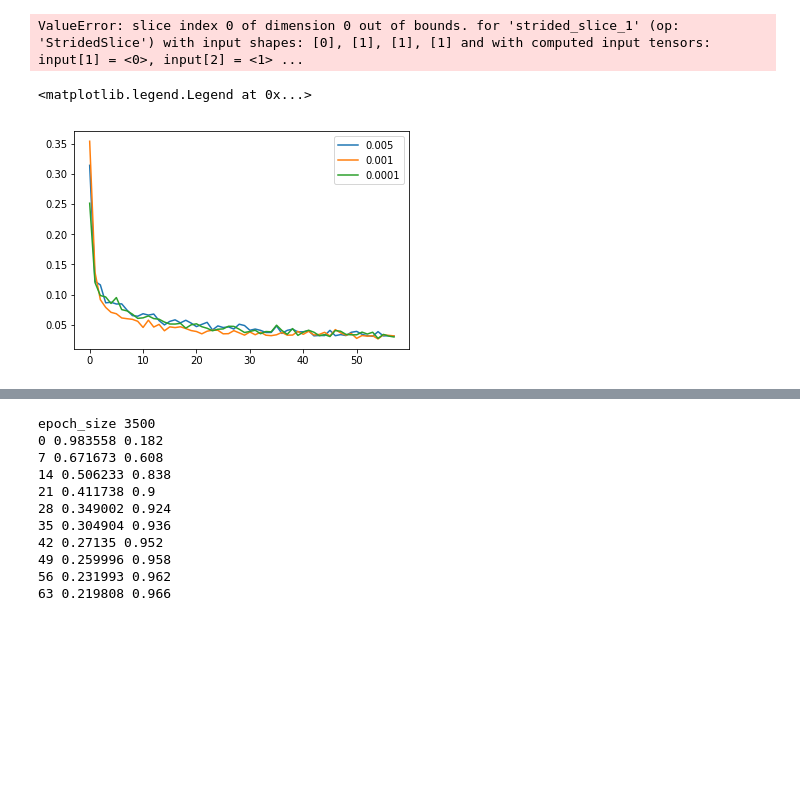
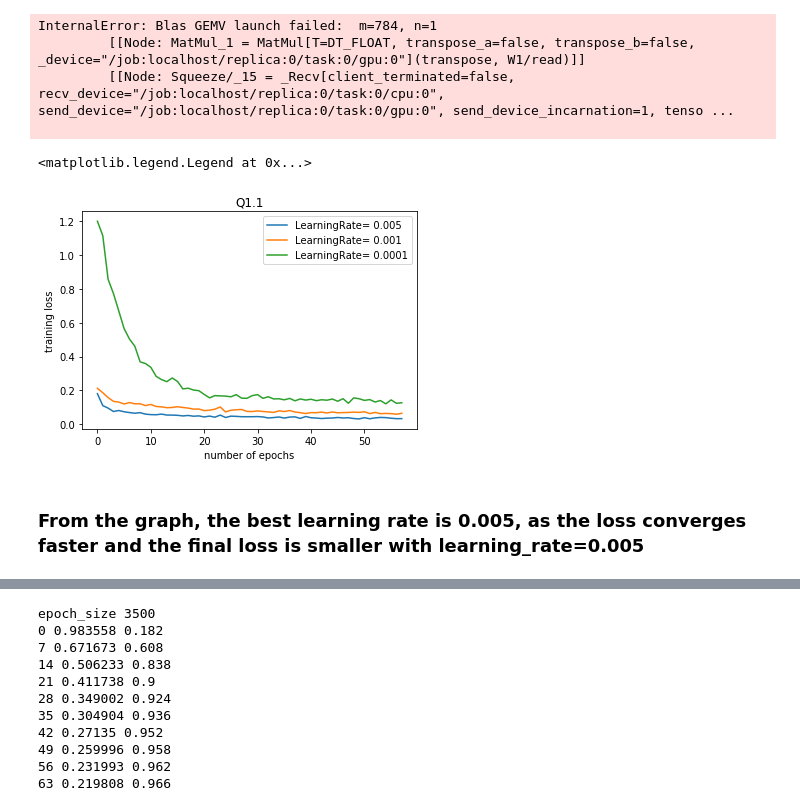
Before and after one commit to heherbertzhang/Machine-Learning-ECE521, a Jupyter notebook: Assignment 2/a2.ipynb, the cells around one changed output, grey strips where cells are left out. Cells and saved outputs as stored; diff of their text form; code cells hidden in the pictures; blank space fills up the shorter version.

```diff
--- a/Assignment 2/a2.ipynb
+++ b/Assignment 2/a2.ipynb
@@ -17,6 +17,10 @@ with np.load("notMNIST.npz") as data :
     trainData, trainTarget = Data[:3500], Target[:3500]
     validData, validTarget = Data[3500:3600], Target[3500:3600]
     testData, testTarget = Data[3600:], Target[3600:]
+#reshape the training data
+trainData = trainData.reshape([trainData.shape[0], -1])
+validData = validData.reshape([validData.shape[0], -1])
+testData=testData.reshape([testData.shape[0], -1])
 # %%
 import tensorflow as tf
 
@@ -115,24 +125,36 @@ weight_decay_scale = 0
 
 
 summarys=[]
-trainData_rs = trainData.reshape([trainData.shape[0], -1])
+
+net = Linear_Regression_Net()
+
 for LEARNING_RATE in LEARNING_RATES:
     tf.reset_default_graph()
-    net = Linear_Regression_Net()
-    summary,_= net.train(trainData_rs, trainTarget, LEARNING_RATE, weight_decay_scale, BATCH_SIZE, 400)
-    summarys.append(summary)
+    sess = tf.Session()
+    with sess.as_default():
+        summary= net.train(trainData, trainTarget, LEARNING_RATE, weight_decay_scale, BATCH_SIZE, 400)
+        summarys.append(summary)
+    sess.close()
 # %% [output]
-ValueError: slice index 0 of dimension 0 out of bounds. for 'strided_slice_1' (op: 'StridedSlice') with input shapes: [0], [1], [1], [1] and with computed input tensors: input[1] = <0>, input[2] = <1> ...
+InternalError: Blas GEMV launch failed:  m=784, n=1
+         [[Node: MatMul_1 = MatMul[T=DT_FLOAT, transpose_a=false, transpose_b=false, _device="/job:localhost/replica:0/task:0/gpu:0"](transpose, W1/read)]]
+         [[Node: Squeeze/_15 = _Recv[client_terminated=false, recv_device="/job:localhost/replica:0/task:0/cpu:0", send_device="/job:localhost/replica:0/task:0/gpu:0", send_device_incarnation=1, tenso ...
+
 # %%
 import matplotlib.pyplot as plt
 %matplotlib inline
 
 plt.figure()
 for i,summary in enumerate(summarys):
     plt.plot(summary, label='LearningRate= '+str(LEARNING_RATES[i]))
+    plt.ylabel("training loss")
+    plt.xlabel("number of epochs")
+    plt.title("Q1.1")
 plt.legend()
 # %% [output]
 <matplotlib.legend.Legend at 0x...>
-[figure, old version]
+[figure, new version]
+# %% [markdown]
+### From the graph, the best learning rate is 0.005, as the loss converges faster and the final loss is smaller with learning_rate=0.005
 # %%
 #Q2
```
Also changed, not shown: parts of 8 cells of this notebook, 5 other files.
